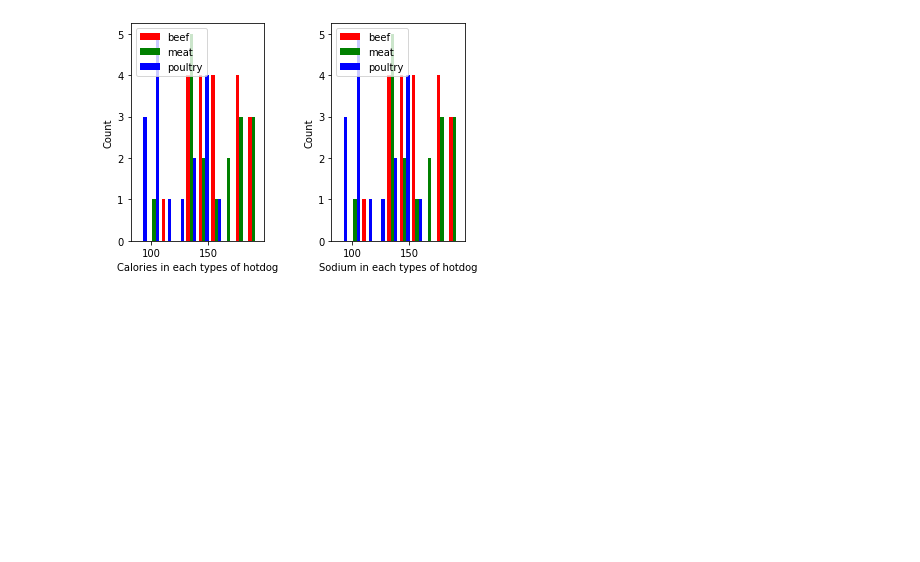
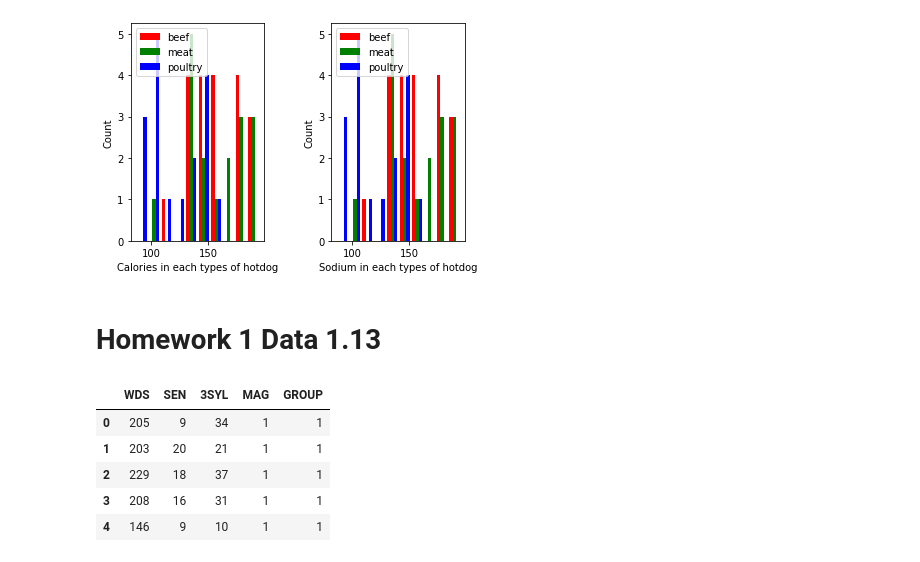
Before and after one commit to int0thewind/CS-361-Coding, a Jupyter notebook: Homework 1.ipynb, the cells around one changed output. Saved outputs shown, nothing was run; the diff lists cells and outputs as text; code cells hidden in the pictures; blank space fills up the shorter version.

Commit message:
homework 1 finished

```diff
--- a/Homework 1.ipynb
+++ b/Homework 1.ipynb
@@ -110,3 +99,15 @@ plt.subplots_adjust(wspace=0.5)
 plt.savefig("figure/1.12 conditional histogram.png")
 # %% [output]
 [figure]
+# %% [markdown]
+# Homework 1 Data 1.13
+# %%
+data13 = pd.read_csv("1.13.csv")
+data13.head()
+# %% [output]
+|  | WDS | SEN | 3SYL | MAG | GROUP |
+| 0 | 205 | 9 | 34 | 1 | 1 |
+| 1 | 203 | 20 | 21 | 1 | 1 |
+| 2 | 229 | 18 | 37 | 1 | 1 |
+| 3 | 208 | 16 | 31 | 1 | 1 |
+| 4 | 146 | 9 | 10 | 1 | 1 |
```
Also changed, not shown: parts of 6 cells of this notebook, 2 other files.
